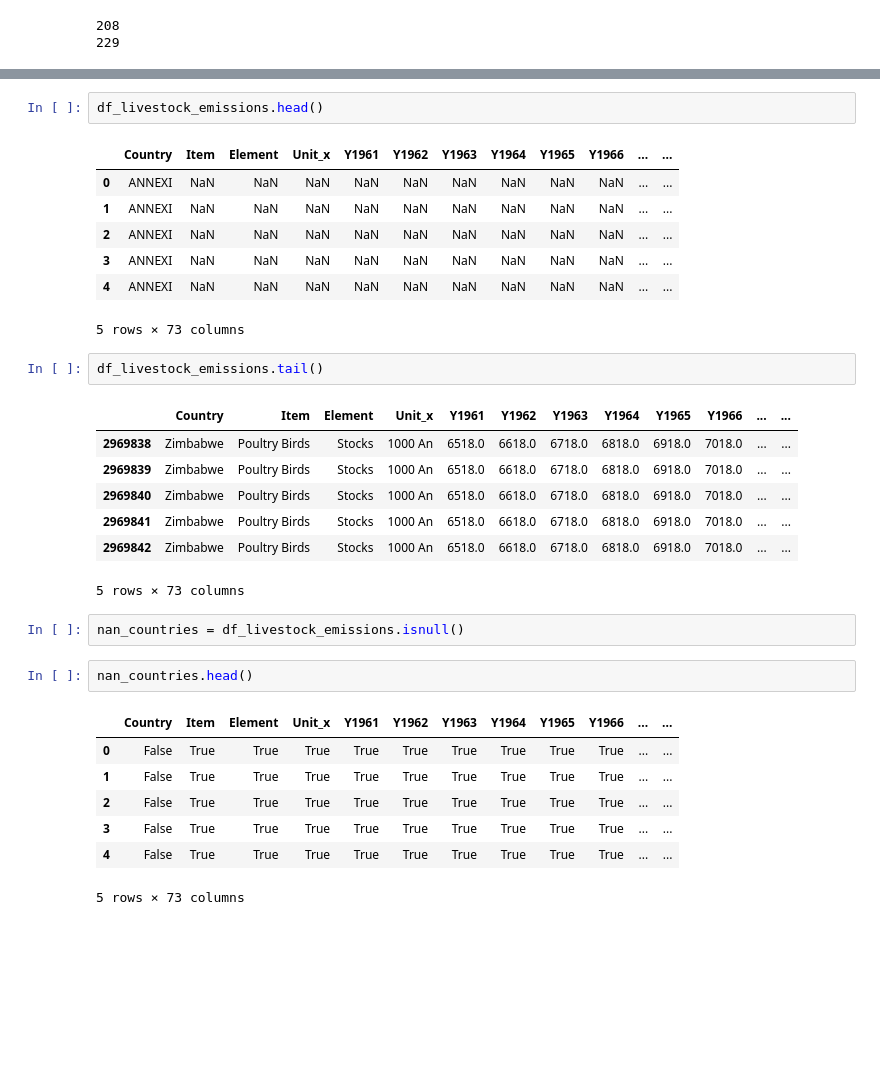
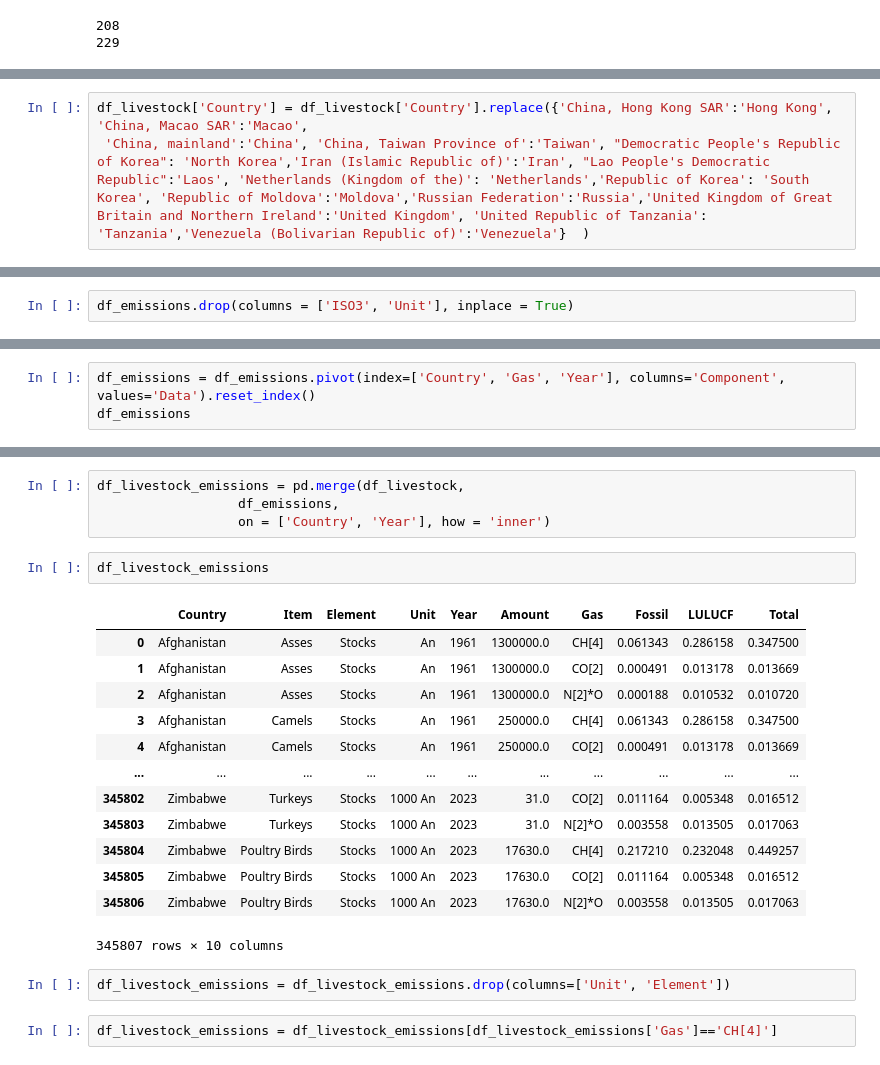
Before and after one commit to nkar20/wics2025, a Jupyter notebook: livestock_emissions.ipynb, the cells around one changed output, grey strips where cells are left out. Saved outputs shown, nothing was run; the diff lists cells and outputs as text; blank space fills up the shorter version.

```diff
--- a/livestock_emissions.ipynb
+++ b/livestock_emissions.ipynb
@@ -47,0 +164,3 @@ melted_df_income
+# %%
+df_livestock['Country'] = df_livestock['Country'].replace({'China, Hong Kong SAR':'Hong Kong', 'China, Macao SAR':'Macao',
+ 'China, mainland':'China', 'China, Taiwan Province of':'Taiwan', "Democratic People's Republic of Korea": 'North Korea','Iran (Islamic Republic of)':'Iran', "Lao People's Democratic Republic":'Laos', 'Netherlands (Kingdom of the)': 'Netherlands','Republic of Korea': 'South Korea', 'Republic of Moldova':'Moldova','Russian Federation':'Russia','United Kingdom of Great Britain and Northern Ireland':'United Kingdom', 'United Republic of Tanzania': 'Tanzania','Venezuela (Bolivarian Republic of)':'Venezuela'}  )
@@ -51,0 +240,2 @@ df_livestock_emissions = pd.merge(df_livestock,
+# %%
+df_emissions.drop(columns = ['ISO3', 'Unit'], inplace = True)
@@ -51,0 +258,3 @@ df_livestock_emissions = pd.merge(df_livestock,
+# %%
+df_emissions = df_emissions.pivot(index=['Country', 'Gas', 'Year'], columns='Component', values='Data').reset_index()
+df_emissions
@@ -52,32 +275,24 @@ df_livestock_emissions = pd.merge(df_livestock,
+# %%
+df_livestock_emissions = pd.merge(df_livestock,
+                  df_emissions,
+                  on = ['Country', 'Year'], how = 'inner')
 # %%
-df_livestock_emissions.head()
+df_livestock_emissions
 # %% [output]
-|  | Country | Item | Element | Unit_x | Y1961 | Y1962 | Y1963 | Y1964 | Y1965 | Y1966 | ... | ... |
-| 0 | ANNEXI | NaN | NaN | NaN | NaN | NaN | NaN | NaN | NaN | NaN | ... | ... |
-| 1 | ANNEXI | NaN | NaN | NaN | NaN | NaN | NaN | NaN | NaN | NaN | ... | ... |
-| 2 | ANNEXI | NaN | NaN | NaN | NaN | NaN | NaN | NaN | NaN | NaN | ... | ... |
-| 3 | ANNEXI | NaN | NaN | NaN | NaN | NaN | NaN | NaN | NaN | NaN | ... | ... |
-| 4 | ANNEXI | NaN | NaN | NaN | NaN | NaN | NaN | NaN | NaN | NaN | ... | ... |
+|  | Country | Item | Element | Unit | Year | Amount | Gas | Fossil | LULUCF | Total |
+| 0 | Afghanistan | Asses | Stocks | An | 1961 | 1300000.0 | CH[4] | 0.061343 | 0.286158 | 0.347500 |
+| 1 | Afghanistan | Asses | Stocks | An | 1961 | 1300000.0 | CO[2] | 0.000491 | 0.013178 | 0.013669 |
+| 2 | Afghanistan | Asses | Stocks | An | 1961 | 1300000.0 | N[2]*O | 0.000188 | 0.010532 | 0.010720 |
+| 3 | Afghanistan | Camels | Stocks | An | 1961 | 250000.0 | CH[4] | 0.061343 | 0.286158 | 0.347500 |
+| 4 | Afghanistan | Camels | Stocks | An | 1961 | 250000.0 | CO[2] | 0.000491 | 0.013178 | 0.013669 |
+| ... | ... | ... | ... | ... | ... | ... | ... | ... | ... | ... |
+| 345802 | Zimbabwe | Turkeys | Stocks | 1000 An | 2023 | 31.0 | CO[2] | 0.011164 | 0.005348 | 0.016512 |
+| 345803 | Zimbabwe | Turkeys | Stocks | 1000 An | 2023 | 31.0 | N[2]*O | 0.003558 | 0.013505 | 0.017063 |
+| 345804 | Zimbabwe | Poultry Birds | Stocks | 1000 An | 2023 | 17630.0 | CH[4] | 0.217210 | 0.232048 | 0.449257 |
+| 345805 | Zimbabwe | Poultry Birds | Stocks | 1000 An | 2023 | 17630.0 | CO[2] | 0.011164 | 0.005348 | 0.016512 |
+| 345806 | Zimbabwe | Poultry Birds | Stocks | 1000 An | 2023 | 17630.0 | N[2]*O | 0.003558 | 0.013505 | 0.017063 |
-5 rows × 73 columns
+345807 rows × 10 columns
-# %%
-df_livestock_emissions.tail()
-# %% [output]
-|  | Country | Item | Element | Unit_x | Y1961 | Y1962 | Y1963 | Y1964 | Y1965 | Y1966 | ... | ... |
-| 2969838 | Zimbabwe | Poultry Birds | Stocks | 1000 An | 6518.0 | 6618.0 | 6718.0 | 6818.0 | 6918.0 | 7018.0 | ... | ... |
-| 2969839 | Zimbabwe | Poultry Birds | Stocks | 1000 An | 6518.0 | 6618.0 | 6718.0 | 6818.0 | 6918.0 | 7018.0 | ... | ... |
-| 2969840 | Zimbabwe | Poultry Birds | Stocks | 1000 An | 6518.0 | 6618.0 | 6718.0 | 6818.0 | 6918.0 | 7018.0 | ... | ... |
-| 2969841 | Zimbabwe | Poultry Birds | Stocks | 1000 An | 6518.0 | 6618.0 | 6718.0 | 6818.0 | 6918.0 | 7018.0 | ... | ... |
-| 2969842 | Zimbabwe | Poultry Birds | Stocks | 1000 An | 6518.0 | 6618.0 | 6718.0 | 6818.0 | 6918.0 | 7018.0 | ... | ... |
-5 rows × 73 columns
-# %%
-nan_countries = df_livestock_emissions.isnull()
-# %%
-nan_countries.head()
-# %% [output]
-|  | Country | Item | Element | Unit_x | Y1961 | Y1962 | Y1963 | Y1964 | Y1965 | Y1966 | ... | ... |
-| 0 | False | True | True | True | True | True | True | True | True | True | ... | ... |
-| 1 | False | True | True | True | True | True | True | True | True | True | ... | ... |
-| 2 | False | True | True | True | True | True | True | True | True | True | ... | ... |
-| 3 | False | True | True | True | True | True | True | True | True | True | ... | ... |
-| 4 | False | True | True | True | True | True | True | True | True | True | ... | ... |
-5 rows × 73 columns
+# %%
+df_livestock_emissions = df_livestock_emissions.drop(columns=['Unit', 'Element'])
+# %%
+df_livestock_emissions = df_livestock_emissions[df_livestock_emissions['Gas']=='CH[4]']
```
Also changed, not shown: parts of 18 cells of this notebook.
